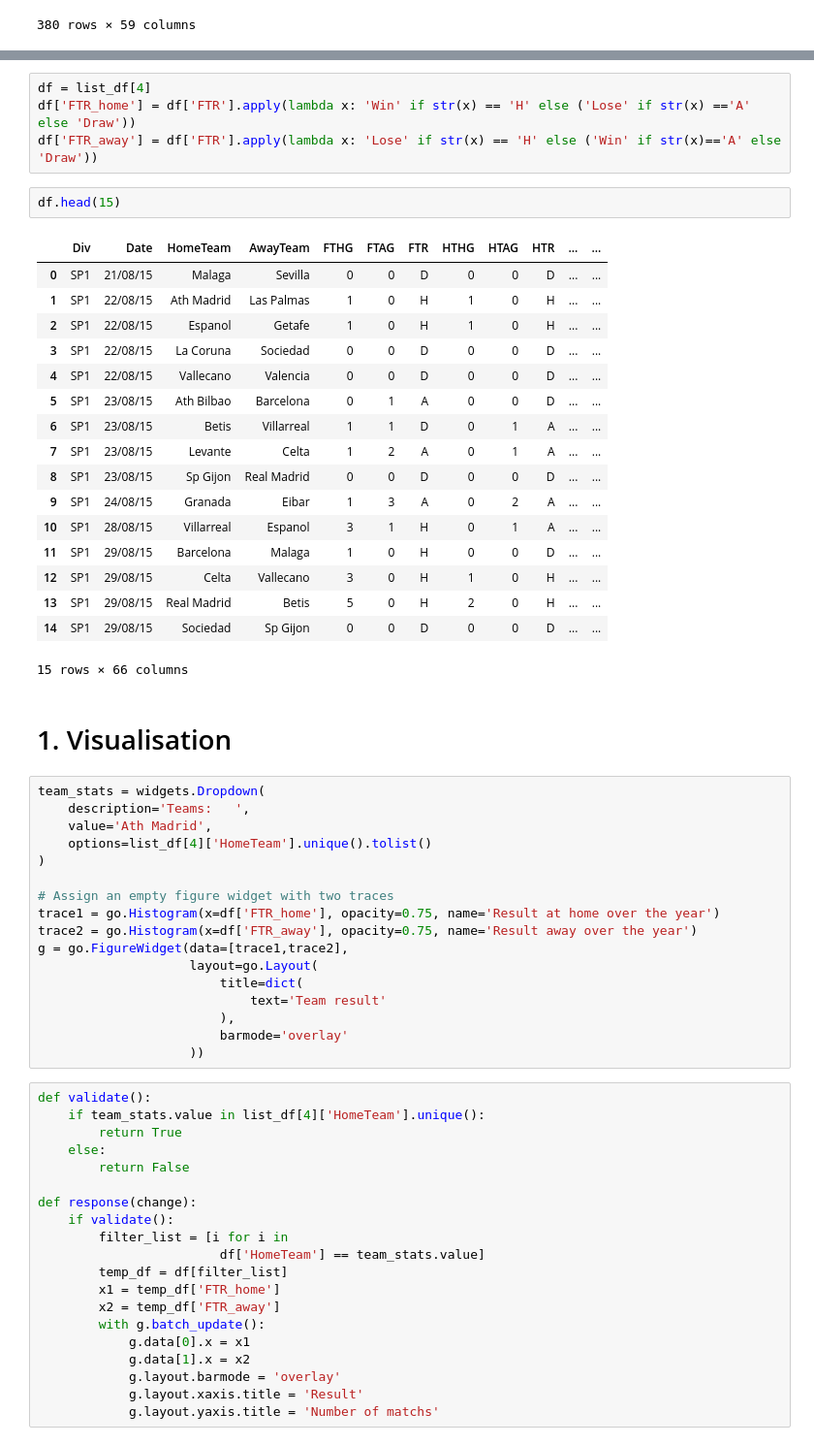
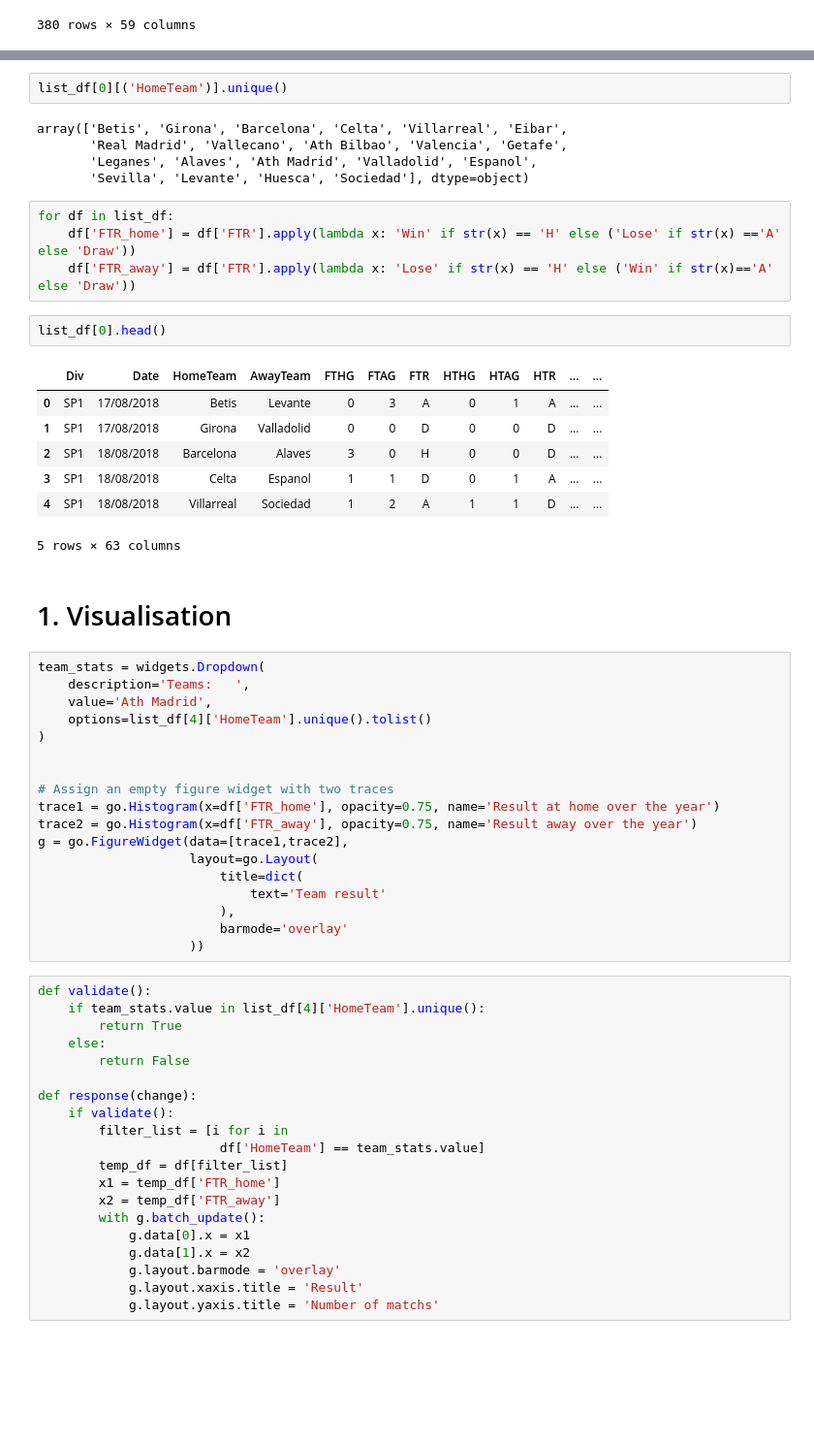
Before and after one commit to Zorix9/beat_the_bookies, a Jupyter notebook: notebooks/notebook_for_csv.ipynb, the cells around one changed output, grey strips where cells are left out. Shown at 97% size. Cells and saved outputs as stored; diff of their text form; blank space fills up the shorter version.

```diff
--- a/notebooks/notebook_for_csv.ipynb
+++ b/notebooks/notebook_for_csv.ipynb
@@ -52,27 +36,24 @@ list_df[4]
+# %%
+list_df[0][('HomeTeam')].unique()
+# %% [output]
+array(['Betis', 'Girona', 'Barcelona', 'Celta', 'Villarreal', 'Eibar',
+       'Real Madrid', 'Vallecano', 'Ath Bilbao', 'Valencia', 'Getafe',
+       'Leganes', 'Alaves', 'Ath Madrid', 'Valladolid', 'Espanol',
+       'Sevilla', 'Levante', 'Huesca', 'Sociedad'], dtype=object)
 # %%
-df = list_df[4]
-df['FTR_home'] = df['FTR'].apply(lambda x: 'Win' if str(x) == 'H' else ('Lose' if str(x) =='A' else 'Draw'))
-df['FTR_away'] = df['FTR'].apply(lambda x: 'Lose' if str(x) == 'H' else ('Win' if str(x)=='A' else 'Draw'))
+for df in list_df:
+    df['FTR_home'] = df['FTR'].apply(lambda x: 'Win' if str(x) == 'H' else ('Lose' if str(x) =='A' else 'Draw'))
+    df['FTR_away'] = df['FTR'].apply(lambda x: 'Lose' if str(x) == 'H' else ('Win' if str(x)=='A' else 'Draw'))
-# %%
-df.head(15)
-# %% [output]
-|  | Div | Date | HomeTeam | AwayTeam | FTHG | FTAG | FTR | HTHG | HTAG | HTR | ... | ... |
-| 0 | SP1 | 21/08/15 | Malaga | Sevilla | 0 | 0 | D | 0 | 0 | D | ... | ... |
-| 1 | SP1 | 22/08/15 | Ath Madrid | Las Palmas | 1 | 0 | H | 1 | 0 | H | ... | ... |
-| 2 | SP1 | 22/08/15 | Espanol | Getafe | 1 | 0 | H | 1 | 0 | H | ... | ... |
-| 3 | SP1 | 22/08/15 | La Coruna | Sociedad | 0 | 0 | D | 0 | 0 | D | ... | ... |
-| 4 | SP1 | 22/08/15 | Vallecano | Valencia | 0 | 0 | D | 0 | 0 | D | ... | ... |
-| 5 | SP1 | 23/08/15 | Ath Bilbao | Barcelona | 0 | 1 | A | 0 | 0 | D | ... | ... |
-| 6 | SP1 | 23/08/15 | Betis | Villarreal | 1 | 1 | D | 0 | 1 | A | ... | ... |
-| 7 | SP1 | 23/08/15 | Levante | Celta | 1 | 2 | A | 0 | 1 | A | ... | ... |
-| 8 | SP1 | 23/08/15 | Sp Gijon | Real Madrid | 0 | 0 | D | 0 | 0 | D | ... | ... |
-| 9 | SP1 | 24/08/15 | Granada | Eibar | 1 | 3 | A | 0 | 2 | A | ... | ... |
-| 10 | SP1 | 28/08/15 | Villarreal | Espanol | 3 | 1 | H | 0 | 1 | A | ... | ... |
-| 11 | SP1 | 29/08/15 | Barcelona | Malaga | 1 | 0 | H | 0 | 0 | D | ... | ... |
-| 12 | SP1 | 29/08/15 | Celta | Vallecano | 3 | 0 | H | 1 | 0 | H | ... | ... |
-| 13 | SP1 | 29/08/15 | Real Madrid | Betis | 5 | 0 | H | 2 | 0 | H | ... | ... |
-| 14 | SP1 | 29/08/15 | Sociedad | Sp Gijon | 0 | 0 | D | 0 | 0 | D | ... | ... |
-15 rows × 66 columns
+# %%
+list_df[0].head()
+# %% [output]
+|  | Div | Date | HomeTeam | AwayTeam | FTHG | FTAG | FTR | HTHG | HTAG | HTR | ... | ... |
+| 0 | SP1 | 17/08/2018 | Betis | Levante | 0 | 3 | A | 0 | 1 | A | ... | ... |
+| 1 | SP1 | 17/08/2018 | Girona | Valladolid | 0 | 0 | D | 0 | 0 | D | ... | ... |
+| 2 | SP1 | 18/08/2018 | Barcelona | Alaves | 3 | 0 | H | 0 | 0 | D | ... | ... |
+| 3 | SP1 | 18/08/2018 | Celta | Espanol | 1 | 1 | D | 0 | 1 | A | ... | ... |
+| 4 | SP1 | 18/08/2018 | Villarreal | Sociedad | 1 | 2 | A | 1 | 1 | D | ... | ... |
+5 rows × 63 columns
 # %% [markdown]
 # 1. Visualisation
 # %%
@@ -81,6 +62,7 @@ team_stats = widgets.Dropdown(
     value='Ath Madrid',
     options=list_df[4]['HomeTeam'].unique().tolist()
 )
+
 
 # Assign an empty figure widget with two traces
 trace1 = go.Histogram(x=df['FTR_home'], opacity=0.75, name='Result at home over the year')
```
Also changed, not shown: parts of 21 cells of this notebook, 6 other files.
